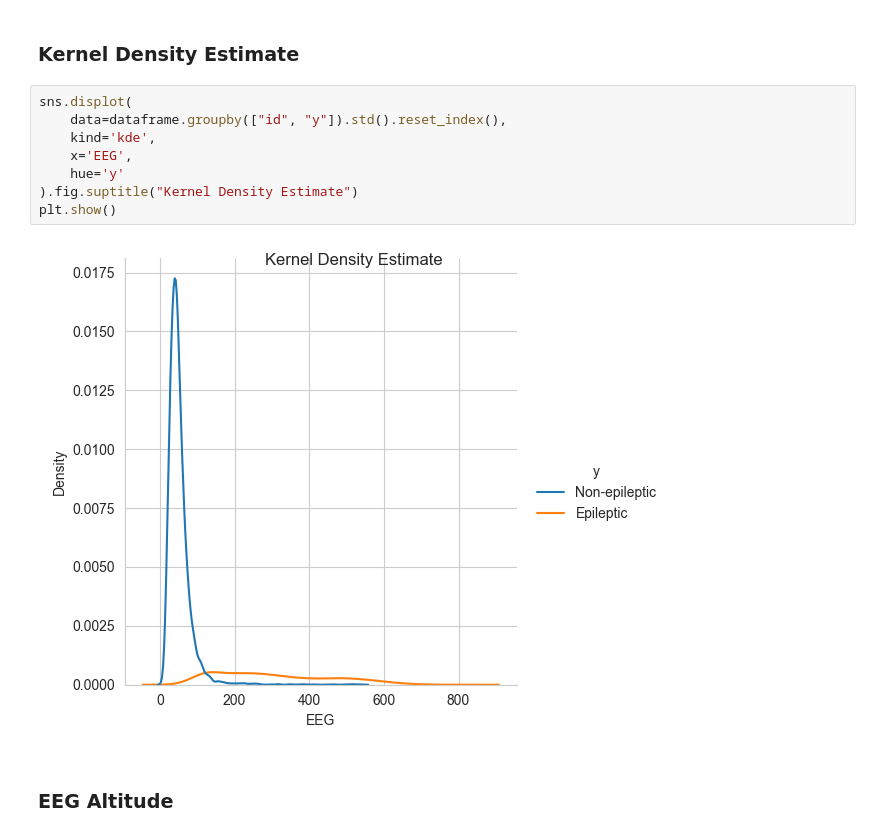
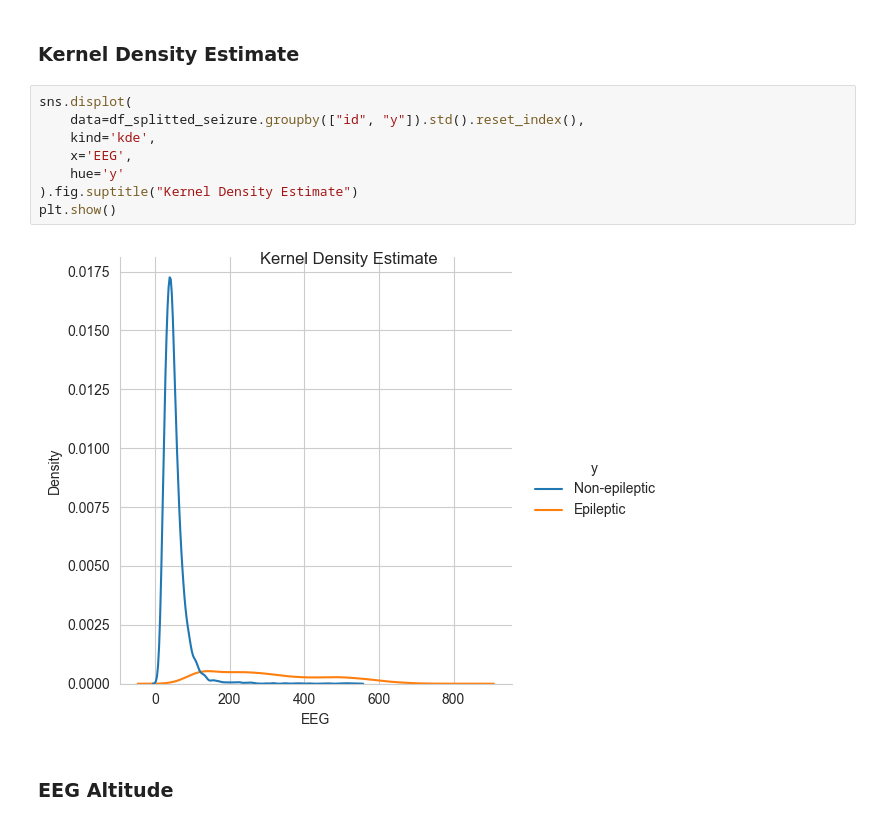
Before and after one commit to bertonfederico/EpilepticSeizureRecognition, a Jupyter notebook: README.ipynb, the cells around one changed output. Cells and saved outputs as stored; diff of their text form.

```diff
--- a/README.ipynb
+++ b/README.ipynb
@@ -112,14 +109,14 @@ plt.show()
 ### Kernel Density Estimate
 # %%
 sns.displot(
-    data=dataframe.groupby(["id", "y"]).std().reset_index(),
+    data=df_splitted_seizure.groupby(["id", "y"]).std().reset_index(),
     kind='kde',
     x='EEG',
     hue='y'
 ).fig.suptitle("Kernel Density Estimate")
 plt.show()
+# %% [output]
+[figure, added]
-# %% [markdown]
-![eeg_kde.png](attachment:eeg_kde.png)
 # %% [markdown]
 ### EEG Altitude
 # %%
```
Also changed, not shown: parts of 18 cells of this notebook.
